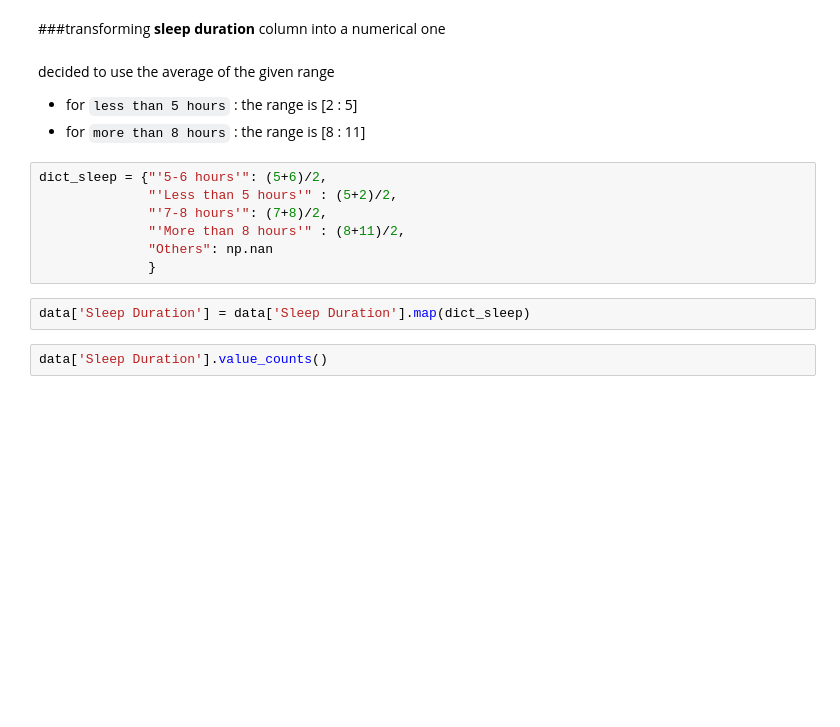
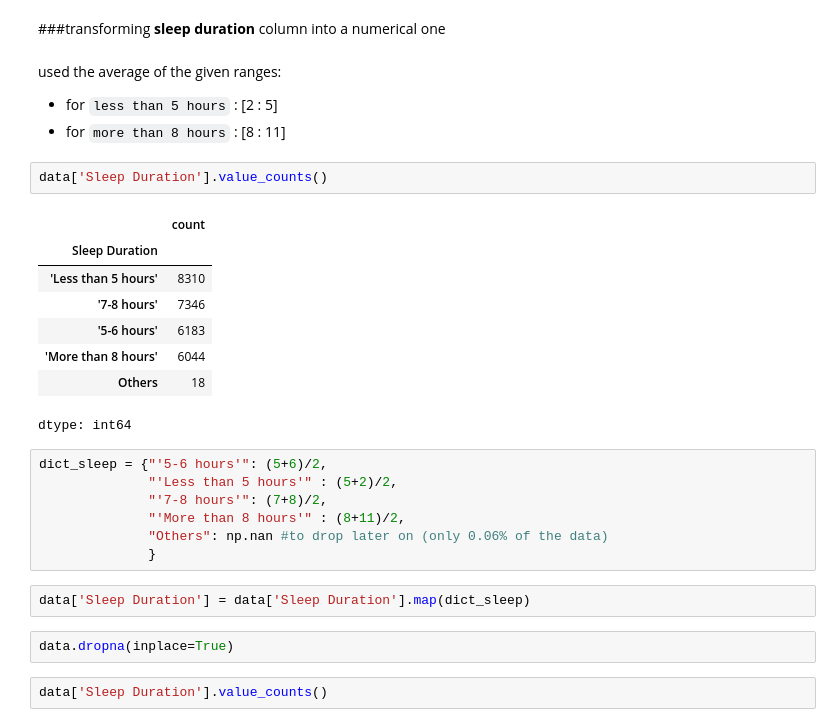
Before and after one commit to MiiN1136/Depression-Classification-Model, a Jupyter notebook: Depression_classification_v1.ipynb, the cells around one changed output. Drawn from its saved outputs; the diff is of its cells as text; blank space fills up the shorter version.

```diff
--- a/Depression_classification_v1.ipynb
+++ b/Depression_classification_v1.ipynb
@@ -54,18 +89,31 @@ sleep_durationn
 # %% [markdown]
 ###transforming **sleep duration** column into a numerical one
 # %% [markdown]
-decided to use the average of the given range
-* for `less than 5 hours` : the range is [2 : 5]
-* for `more than 8 hours` : the range is [8 : 11]
+used the average of the given ranges:
+* for `less than 5 hours` : [2 : 5]
+* for `more than 8 hours` : [8 : 11]
+# %%
+data['Sleep Duration'].value_counts()
+# %% [output]
+|  | count |
+| Sleep Duration |  |
+| 'Less than 5 hours' | 8310 |
+| '7-8 hours' | 7346 |
+| '5-6 hours' | 6183 |
+| 'More than 8 hours' | 6044 |
+| Others | 18 |
+dtype: int64
 # %%
 dict_sleep = {"'5-6 hours'": (5+6)/2,
               "'Less than 5 hours'" : (5+2)/2,
               "'7-8 hours'": (7+8)/2,
               "'More than 8 hours'" : (8+11)/2,
-              "Others": np.nan
+              "Others": np.nan #to drop later on (only 0.06% of the data)
               }
 # %%
 data['Sleep Duration'] = data['Sleep Duration'].map(dict_sleep)
+# %%
+data.dropna(inplace=True)
 # %%
 data['Sleep Duration'].value_counts()
 # %% [output]
```
Also changed, not shown: parts of 77 cells of this notebook.
